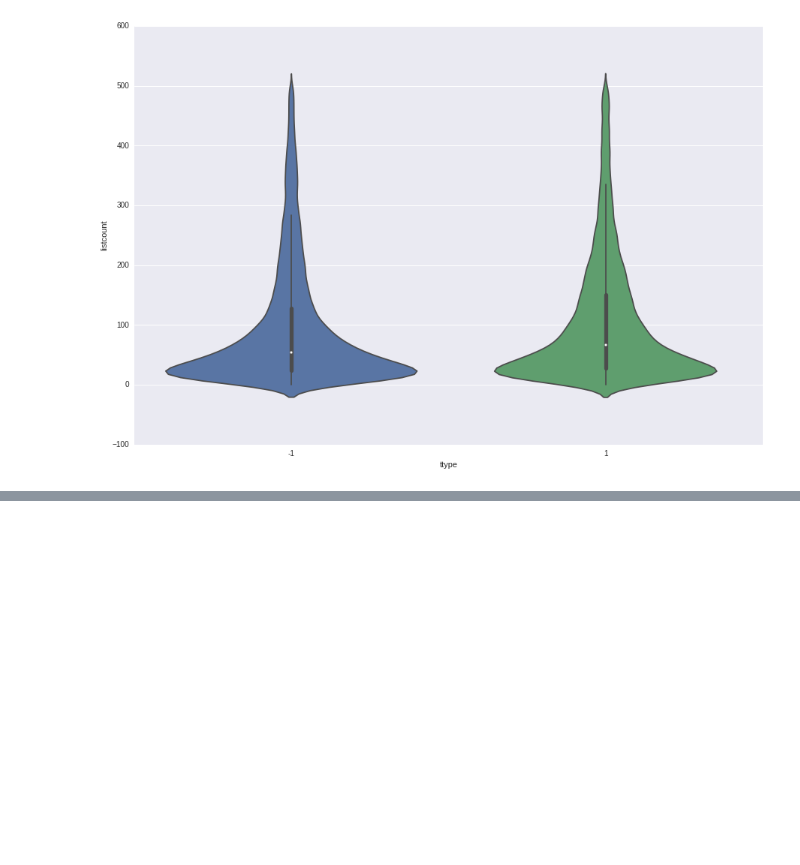
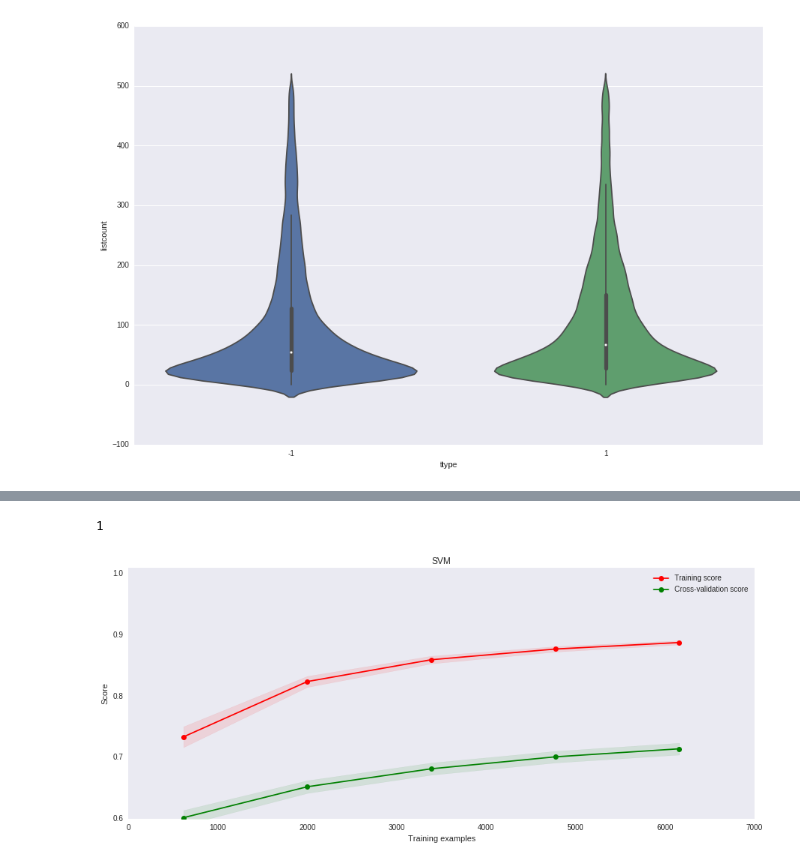
Before and after one commit to Vlad0922/twitter_sentiment, a Jupyter notebook: Prototypes and tests.ipynb, the cells around one changed output, grey strips where cells are left out. Drawn from its saved outputs; the diff is of its cells as text; code cells hidden in the pictures; blank space fills up the shorter version.

```diff
--- a/Prototypes and tests.ipynb
+++ b/Prototypes and tests.ipynb
@@ -655,0 +809,2 @@ Topic #9:
+# %%
+models_to_test = [('SVM', svm.LinearSVC())]
@@ -655,0 +813,3 @@ Topic #9:
+# %%
+bank_tweets_filtered = bank_tweets[bank_tweets.apply(object_count, axis=1, args=(banks, )) == 1]
+tkk_tweets_filtered = tkk_tweets[tkk_tweets.apply(object_count, axis=1, args=(tkk, )) == 1]
@@ -655,0 +840,8 @@ Topic #9:
+# %%
+vectorizer = CountVectorizer(min_df = 5, max_df=0.95, stop_words = stops, tokenizer = tweet_tokenize)
+%time scores = learning_curves(models_to_test, tkk_tweets_filtered, vectorizer=vectorizer)
+for m in scores:
+    print '{0:10} : {1}'.format(m[0], np.mean(scores[m], axis=1).max())
+# %% [output]
+1
+[figure, added]
```
Also changed, not shown: parts of 55 cells of this notebook, 11 other files.
